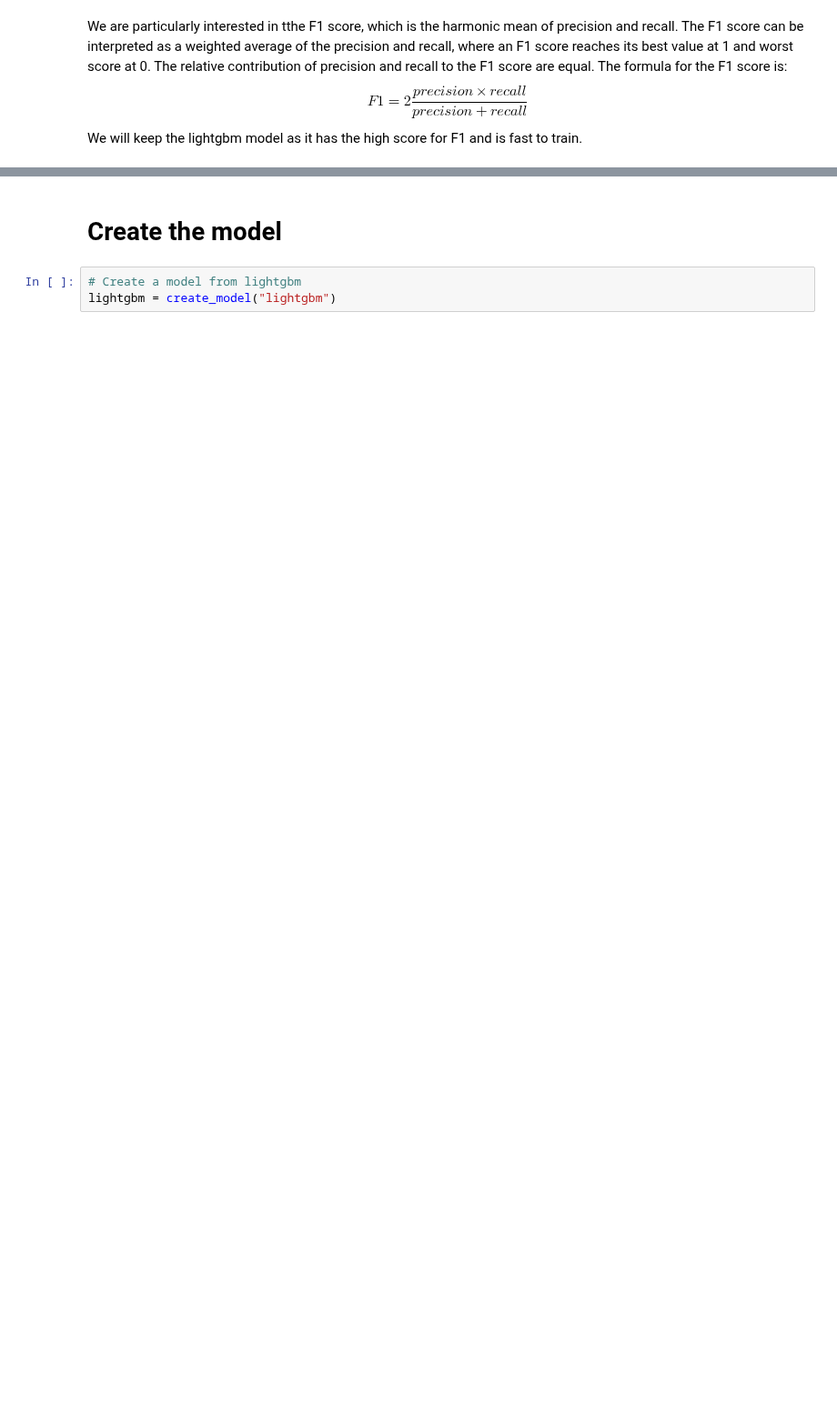
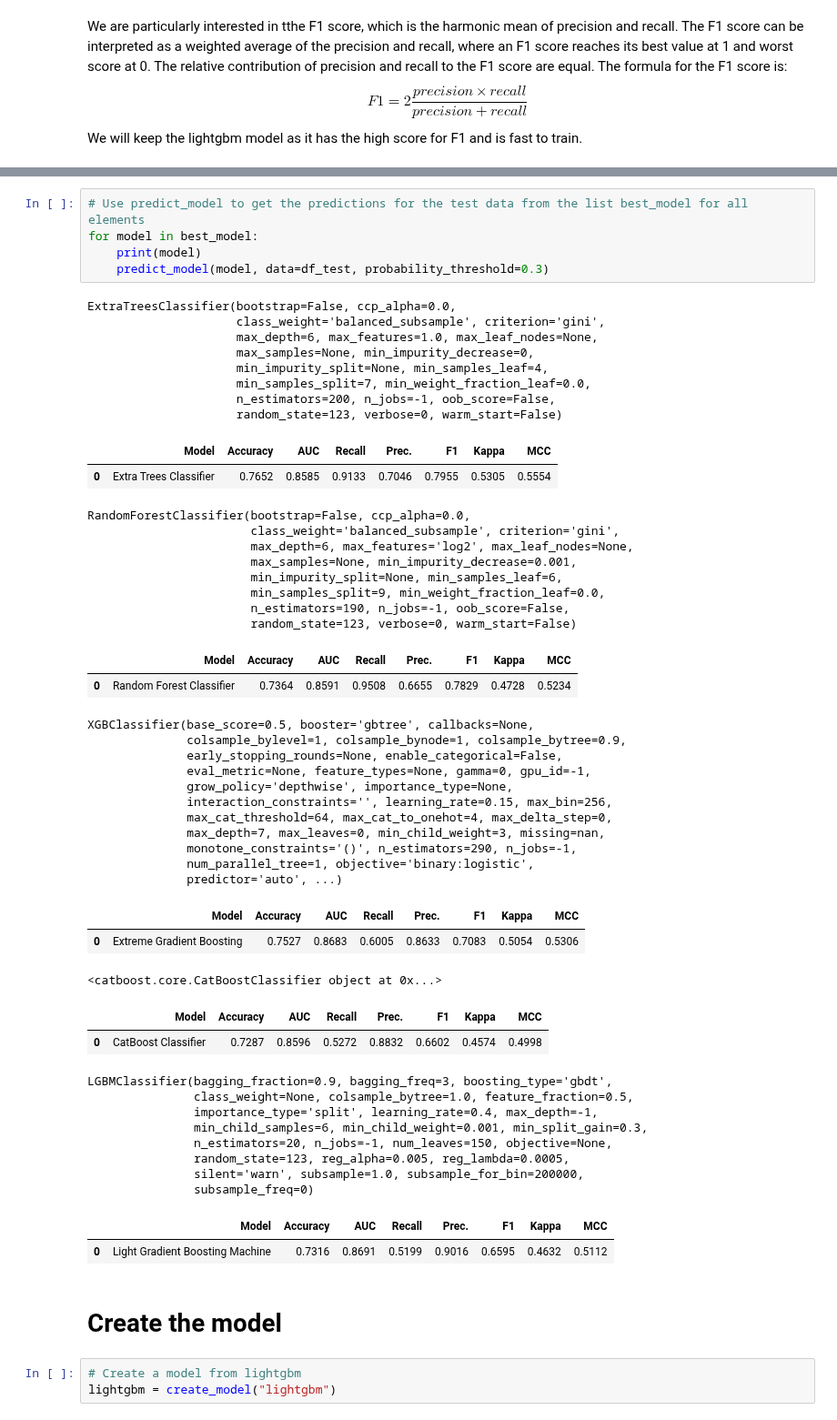
Before and after one commit to Sliders122/wildfire, a Jupyter notebook: src/auto_ml.ipynb, the cells around one changed output, grey strips where cells are left out. Shown at 91% size. Drawn from its saved outputs; the diff is of its cells as text; blank space fills up the shorter version.

```diff
--- a/src/auto_ml.ipynb
+++ b/src/auto_ml.ipynb
@@ -84,3 +105,55 @@ We will keep the lightgbm model as it has the high score for F1 and is fast to t
+# %%
+# Use predict_model to get the predictions for the test data from the list best_model for all elements
+for model in best_model:
+    print(model)
+    predict_model(model, data=df_test, probability_threshold=0.3)
+# %% [output]
+ExtraTreesClassifier(bootstrap=False, ccp_alpha=0.0,
+                     class_weight='balanced_subsample', criterion='gini',
+                     max_depth=6, max_features=1.0, max_leaf_nodes=None,
+                     max_samples=None, min_impurity_decrease=0,
+                     min_impurity_split=None, min_samples_leaf=4,
+                     min_samples_split=7, min_weight_fraction_leaf=0.0,
+                     n_estimators=200, n_jobs=-1, oob_score=False,
+                     random_state=123, verbose=0, warm_start=False)
+|  | Model | Accuracy | AUC | Recall | Prec. | F1 | Kappa | MCC |
+| 0 | Extra Trees Classifier | 0.7652 | 0.8585 | 0.9133 | 0.7046 | 0.7955 | 0.5305 | 0.5554 |
+RandomForestClassifier(bootstrap=False, ccp_alpha=0.0,
+                       class_weight='balanced_subsample', criterion='gini',
+                       max_depth=6, max_features='log2', max_leaf_nodes=None,
+                       max_samples=None, min_impurity_decrease=0.001,
+                       min_impurity_split=None, min_samples_leaf=6,
+                       min_samples_split=9, min_weight_fraction_leaf=0.0,
+                       n_estimators=190, n_jobs=-1, oob_score=False,
+                       random_state=123, verbose=0, warm_start=False)
+|  | Model | Accuracy | AUC | Recall | Prec. | F1 | Kappa | MCC |
+| 0 | Random Forest Classifier | 0.7364 | 0.8591 | 0.9508 | 0.6655 | 0.7829 | 0.4728 | 0.5234 |
+XGBClassifier(base_score=0.5, booster='gbtree', callbacks=None,
+              colsample_bylevel=1, colsample_bynode=1, colsample_bytree=0.9,
+              early_stopping_rounds=None, enable_categorical=False,
+              eval_metric=None, feature_types=None, gamma=0, gpu_id=-1,
+              grow_policy='depthwise', importance_type=None,
+              interaction_constraints='', learning_rate=0.15, max_bin=256,
+              max_cat_threshold=64, max_cat_to_onehot=4, max_delta_step=0,
+              max_depth=7, max_leaves=0, min_child_weight=3, missing=nan,
+              monotone_constraints='()', n_estimators=290, n_jobs=-1,
+              num_parallel_tree=1, objective='binary:logistic',
+              predictor='auto', ...)
+|  | Model | Accuracy | AUC | Recall | Prec. | F1 | Kappa | MCC |
+| 0 | Extreme Gradient Boosting | 0.7527 | 0.8683 | 0.6005 | 0.8633 | 0.7083 | 0.5054 | 0.5306 |
+<catboost.core.CatBoostClassifier object at 0x...>
+|  | Model | Accuracy | AUC | Recall | Prec. | F1 | Kappa | MCC |
+| 0 | CatBoost Classifier | 0.7287 | 0.8596 | 0.5272 | 0.8832 | 0.6602 | 0.4574 | 0.4998 |
+LGBMClassifier(bagging_fraction=0.9, bagging_freq=3, boosting_type='gbdt',
+               class_weight=None, colsample_bytree=1.0, feature_fraction=0.5,
+               importance_type='split', learning_rate=0.4, max_depth=-1,
+               min_child_samples=6, min_child_weight=0.001, min_split_gain=0.3,
+               n_estimators=20, n_jobs=-1, num_leaves=150, objective=None,
+               random_state=123, reg_alpha=0.005, reg_lambda=0.0005,
+               silent='warn', subsample=1.0, subsample_for_bin=200000,
+               subsample_freq=0)
+|  | Model | Accuracy | AUC | Recall | Prec. | F1 | Kappa | MCC |
+| 0 | Light Gradient Boosting Machine | 0.7316 | 0.8691 | 0.5199 | 0.9016 | 0.6595 | 0.4632 | 0.5112 |
 # %% [markdown]
 # Create the model
 # %%
```
Also changed, not shown: parts of 13 cells of this notebook.
